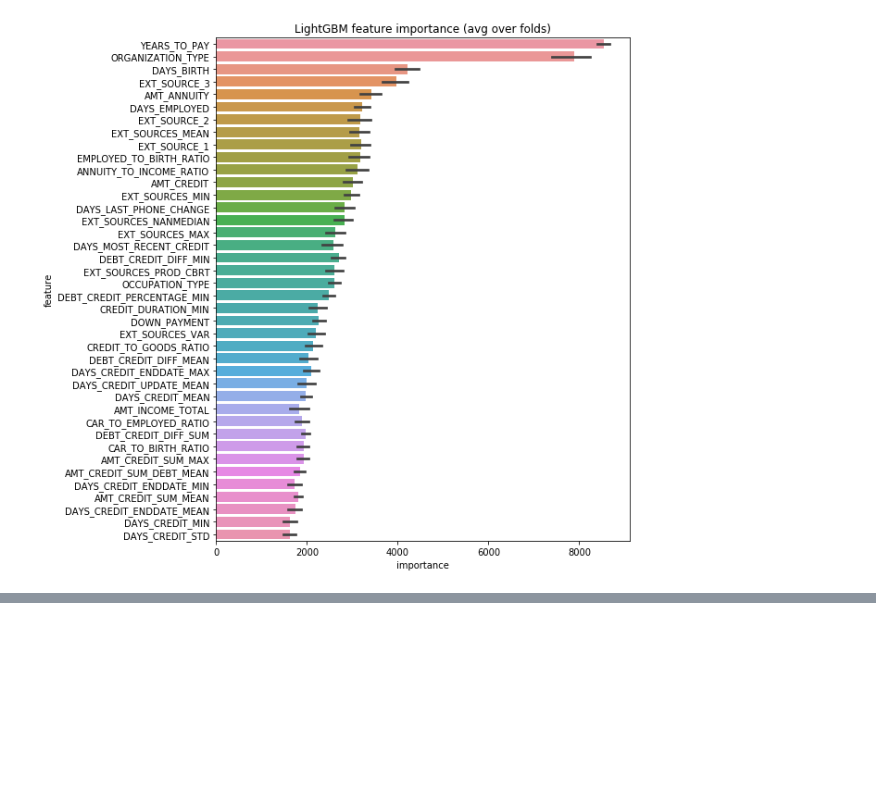
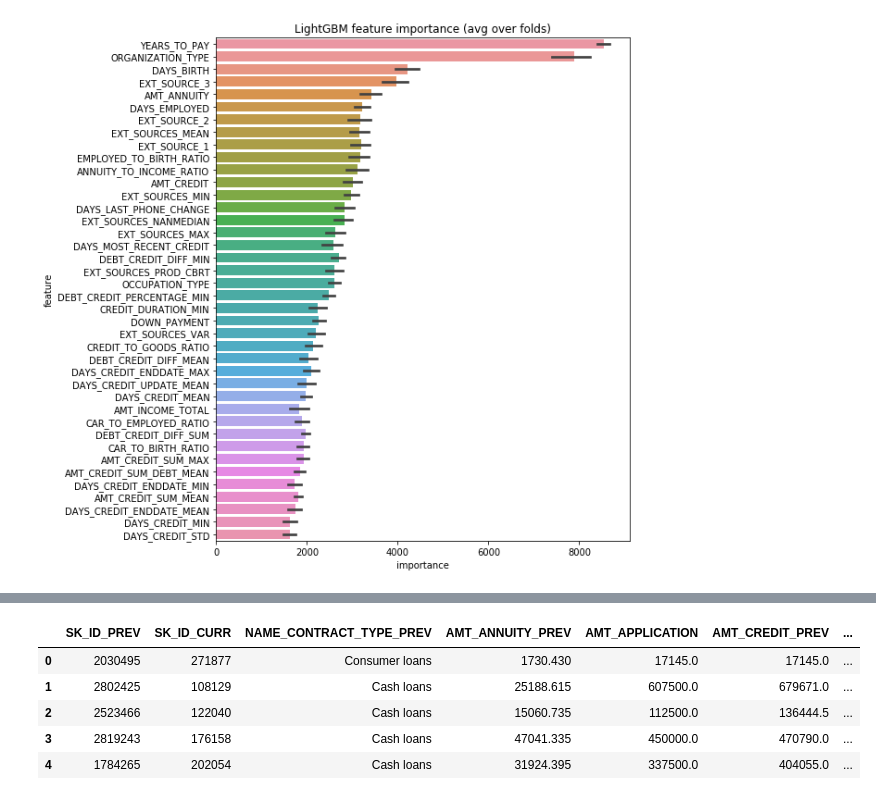
Before and after one commit to aminesnow/ML, a Jupyter notebook: python_applications/credit_default_risk/credit_default_risk_study.ipynb, the cells around one changed output, grey strips where cells are left out. Drawn from its saved outputs; the diff is of its cells as text; code cells hidden in the pictures; blank space fills up the shorter version.

```diff
--- a/python_applications/credit_default_risk/credit_default_risk_study.ipynb
+++ b/python_applications/credit_default_risk/credit_default_risk_study.ipynb
@@ -1755,0 +1781,11 @@ plot_feat_importance(feat_importance)
+# %%
+previous_application = pd.read_csv('./datasets/previous_application.csv').rename(index=str, columns={'NAME_CONTRACT_TYPE': 'NAME_CONTRACT_TYPE_PREV', 'AMT_ANNUITY': 'AMT_ANNUITY_PREV', 'AMT_CREDIT': 'AMT_CREDIT_PREV', 'AMT_GOODS_PRICE': 'AMT_GOODS_PRICE_PREV', 'AMT_DOWN_PAYMENT': 'AMT_DOWN_PAYMENT_PREV'})
+# %%
+previous_application.head()
+# %% [output]
+|  | SK_ID_PREV | SK_ID_CURR | NAME_CONTRACT_TYPE_PREV | AMT_ANNUITY_PREV | AMT_APPLICATION | AMT_CREDIT_PREV | ... |
+| 0 | 2030495 | 271877 | Consumer loans | 1730.430 | 17145.0 | 17145.0 | ... |
+| 1 | 2802425 | 108129 | Cash loans | 25188.615 | 607500.0 | 679671.0 | ... |
+| 2 | 2523466 | 122040 | Cash loans | 15060.735 | 112500.0 | 136444.5 | ... |
+| 3 | 2819243 | 176158 | Cash loans | 47041.335 | 450000.0 | 470790.0 | ... |
+| 4 | 1784265 | 202054 | Cash loans | 31924.395 | 337500.0 | 404055.0 | ... |
```
Also changed, not shown: parts of 62 cells of this notebook.
